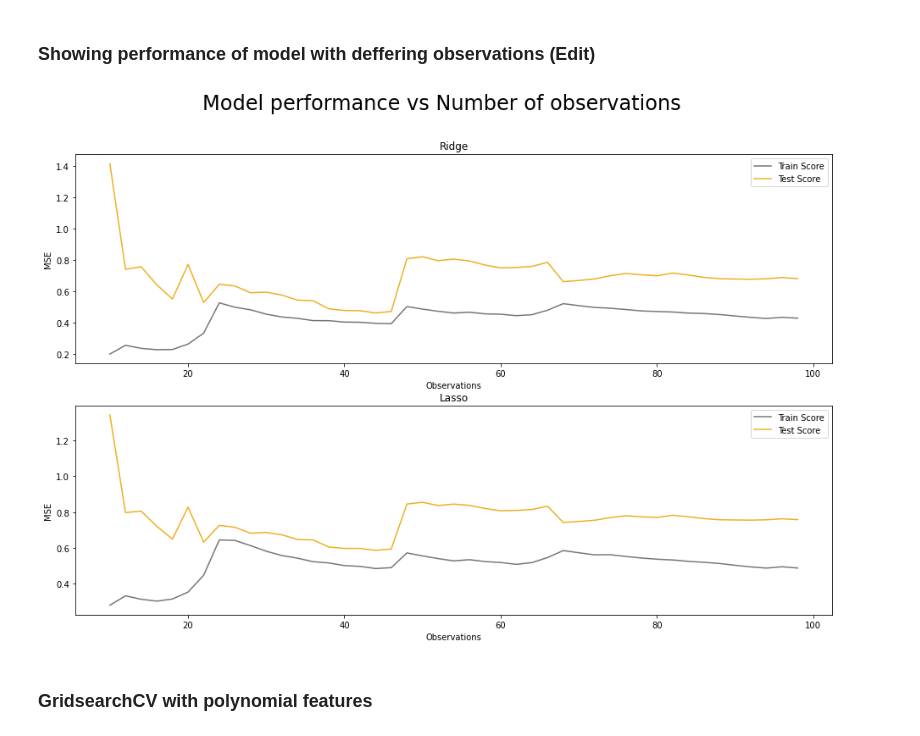
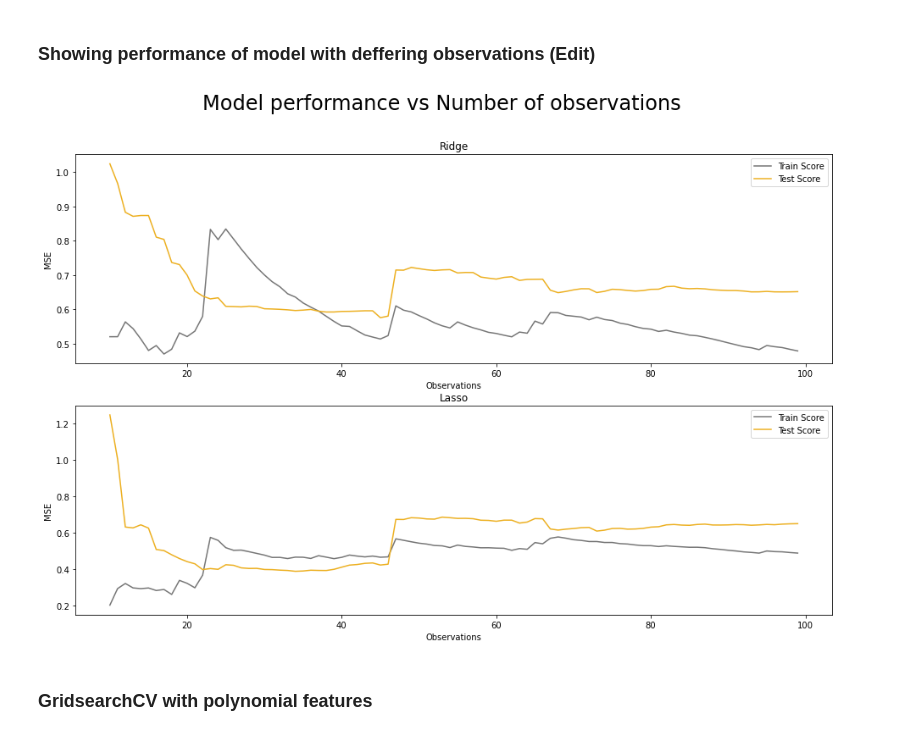
Before and after one commit to Sean-Chaos/DBA-3803-Project, a Jupyter notebook: DBA 3803 Group Project (Working copy).ipynb, the cells around one changed output. Drawn from its saved outputs; the diff is of its cells as text; code cells hidden in the pictures.

```diff
--- a/DBA 3803 Group Project (Working copy).ipynb
+++ b/DBA 3803 Group Project (Working copy).ipynb
@@ -1070,8 +948,9 @@ ind_24 = ['Drugs', 'LabEq', 'Clths', 'Aero', 'RlEst', 'Mach', 'Beer', 'Hshld', '
 ind_48 = list(df.columns)[1:]
 
 regressions = [Ridge, Lasso]
+alpha_list = [100.0, 0.12915496650148853]
 
-observations = list(np.arange(10,100,2))
+observations = list(np.arange(10,100,1))
 
 fig, axs = plt.subplots(nrows=2, figsize=(16,10))
 
@@ -1079,8 +958,13 @@ fig, axs = plt.subplots(nrows=2, figsize=(16,10))
 counter = 0
 
 for reg in regressions:
-    plotting_train_mse = []
-    plotting_test_mse = []
+    train_r2 = []
+    train_mse = []
+    coeff_dict = {}
+
+    test_r2 = []
+    test_mse = []
+
     for obv in observations:
         q3_temp = df.copy()
         q3_temp = q3_temp[ind_6]
@@ -1127,60 +1011,46 @@ for reg in regressions:
 
         # X values
         tmp1 = np.identity((arr_len-1), dtype='int64')
         tmp2 = -np.ones((arr_len-1), dtype='int64')
         N = np.append(tmp1,[tmp2], axis=0)
 
         X_train = np.dot(R_train, N)
         X_test = np.dot(R_test, N)
 
-        # Model fitting
-        alpha_vec = np.logspace(-8,3,100)
+        #--------------------------------------------------------------------------------------------
 
-        train_r2_all = []
-        train_mse_all = []
-        coeff_dict_all = {}
+        regularisation = reg(alpha_list[counter])
+        regularisation.fit(X_train, y_train)
 
-        test_r2_all = []
-        test_mse_all = []
+        # Training
+        train_r2.append(regularisation.score(X_train, y_train))
+        train_mse.append(mean_squared_error(y_train, regularisation.predict(X_train)))
+        coeff_dict[alpha_list[counter]] = regularisation.coef_
 
-
-
-        for cur_alpha in alpha_vec:
-            regularisation = reg(cur_alpha)
-            regularisation.fit(X_train, y_train)
-
-            # Training
-            train_r2_all.append(regularisation.score(X_train, y_train))
-            train_mse_all.append(mean_squared_error(y_train, regularisation.predict(X_train)))
-            coeff_dict_all[cur_alpha] = regularisation.coef_
-
-            # Test
-            test_r2_all.append(regularisation.score(X_test, y_test))
-            test_mse_all.append(mean_squared_error(y_test, regularisation.predict(X_test)))
-
-        plotting_train_mse.append(np.mean(train_mse_all))
-        plotting_test_mse.append(np.mean(test_mse_all))
+        # Test
+        test_r2.append(regularisation.score(X_test, y_test))
+        test_mse.append(mean_squared_error(y_test, regularisation.predict(X_test)))
 
     #------------------------------------------------------------------------------------------------
     # Plotting
-    fig = sns.lineplot(y = plotting_train_mse, x = observations,
+    fig = sns.lineplot(y = train_mse, x = observations,
                        label = "Train Score", color='#767676', ax = axs[counter])
-    fig = sns.lineplot(y = plotting_test_mse, x = observations,
+    fig = sns.lineplot(y = test_mse, x = observations,
                        label = "Test Score", color='#edb021', ax = axs[counter])
     counter += 1
 
 #--------------------------------------------------------------------------------------------------
 # Graph
 axs[0].title.set_text('Ridge')
 axs[1].title.set_text('Lasso')
 axs[0].set(xlabel='Observations', ylabel='MSE')
 axs[1].set(xlabel='Observations', ylabel='MSE')
 
 
 plt.suptitle('Model performance vs Number of observations', fontsize = 24)
 plt.show()
 # %% [output]
-[figure, old version]
+[figure, new version]
 # %% [markdown]
 ### GridsearchCV with polynomial features
 # %%
```
Also changed, not shown: parts of 21 cells of this notebook.
